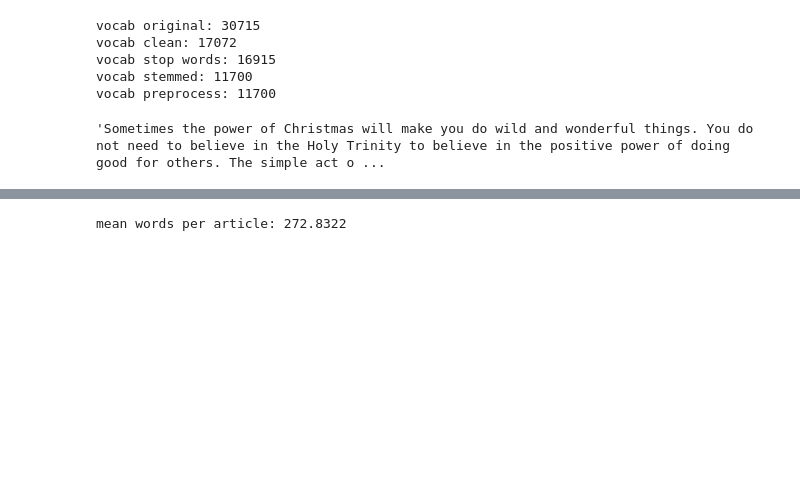
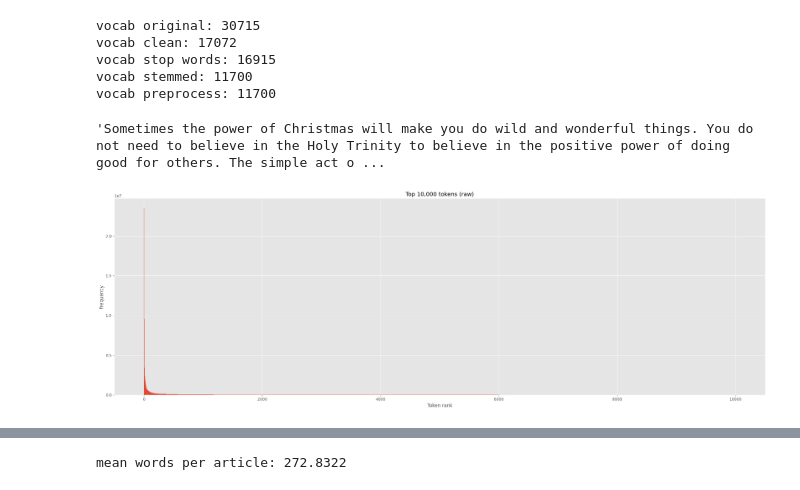
Before and after one commit to karlaugustnybo/Fake-News-Project, a Jupyter notebook: news/news_part_1.ipynb, the cells around one changed output, grey strips where cells are left out. Cells and saved outputs as stored; diff of their text form; code cells hidden in the pictures; blank space fills up the shorter version.

```diff
--- a/news/news_part_1.ipynb
+++ b/news/news_part_1.ipynb
@@ -359,0 +349,33 @@ df_clean = pl.read_csv("./data/995,000_rows_preprocessed.csv").to_pandas()
+# %%
+# Make Zipf's law plot of the 50 most common tokens after preprocessing
+# Gather all text from NL columns, split into tokens, count
+from collections import Counter
+
+counter = Counter()
+reader = pl.read_csv_batched("./data/995,000_rows.csv", ignore_errors=True, batch_size=20_000)
+
+while True:
+    batches = reader.next_batches(1)
+    if not batches:
+        break
+    b = batches[0].select(natural_language_cols).fill_null("")
+    for col in natural_language_cols:
+        for txt in b.get_column(col):
+            counter.update(str(txt).split())
+
+
+most_common_raw = counter.most_common(10_000)
+words_raw, counts_raw = zip(*most_common_raw)
+
+# Keep all 10,000, but plot by rank/index to avoid mathtext errors from tokens like "$$1"
+x = np.arange(1, len(counts_raw) + 1)
+
+plt.figure(figsize=(24, 8))
+plt.bar(x, counts_raw, width=1.0)
+plt.xlabel("Token rank")
+plt.ylabel("Frequency")
+plt.title("Top 10,000 tokens (raw)")
+plt.tight_layout()
+plt.show()
+# %% [output]
+[figure, added]
```
Also changed, not shown: parts of 5 cells of this notebook.
